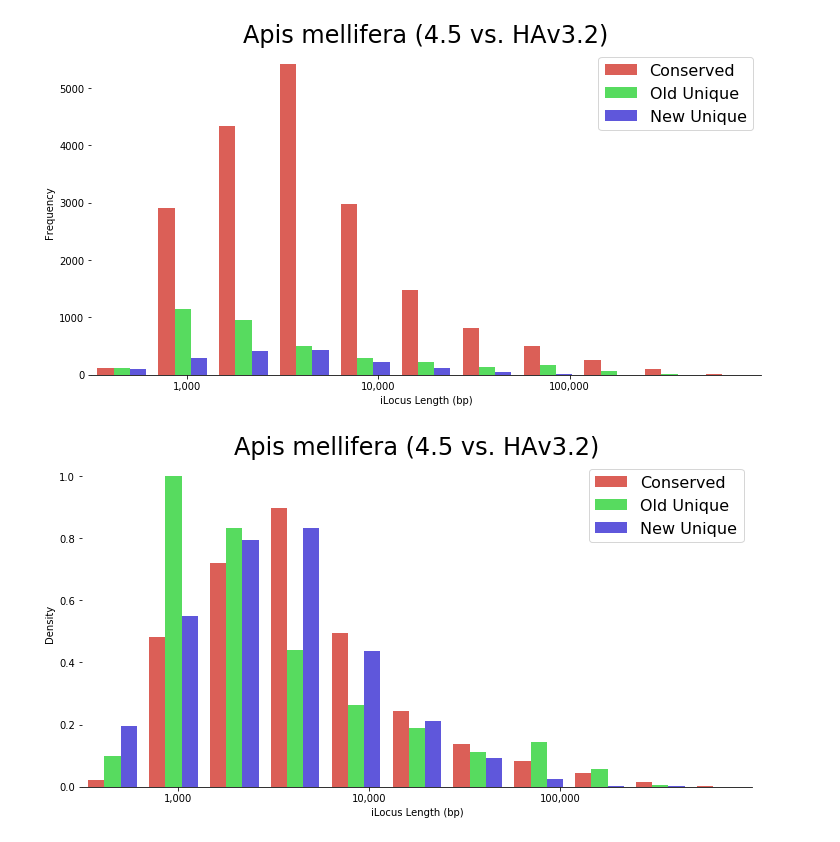
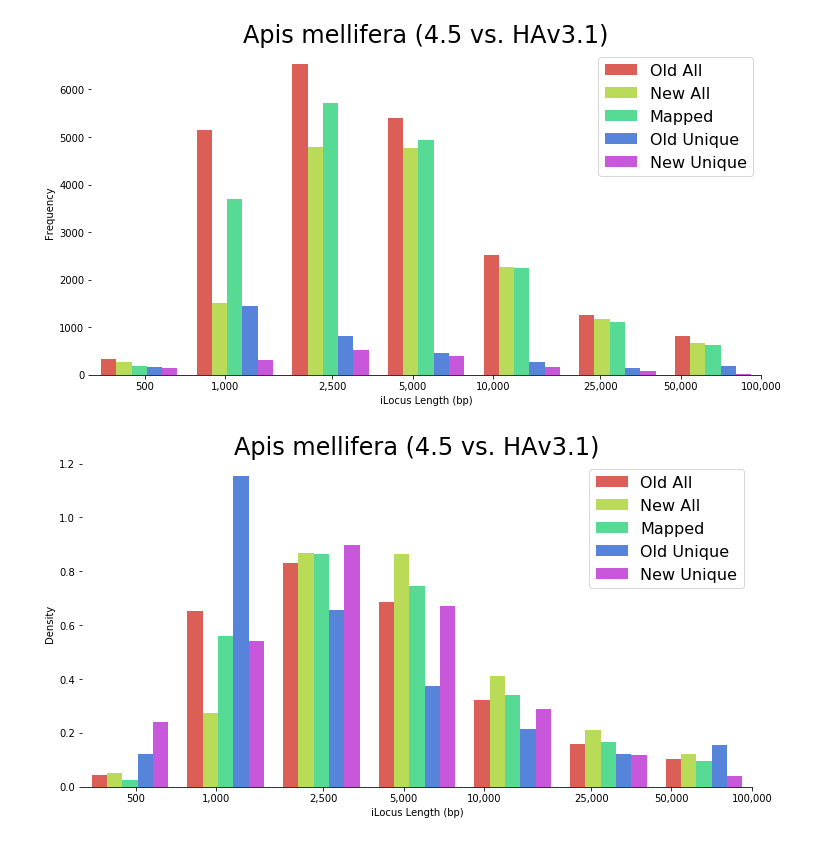
Before and after one commit to vpbrendel/iLoci_Lai2020, a Jupyter notebook: work/comparisons/make-F5-F6.ipynb, the cells around one changed output. Saved outputs shown, nothing was run; the diff lists cells and outputs as text; code cells hidden in the pictures.

```diff
--- a/work/comparisons/make-F5-F6.ipynb
+++ b/work/comparisons/make-F5-F6.ipynb
@@ -20,8 +20,9 @@ def draw_hist(alldata, numbins=25, mybins=None, density=False, stacked=False,
             mybins = np.linspace(xlim[0], xlim[1], numbins)
 
     fig, ax = plt.subplots()
+
     plot = ax.hist(alldata, bins=mybins, color=palette, density=density, stacked=stacked,
-                   label=["Conserved", "Old Unique", "New Unique"])
+                   label=["Old All", "New All", "Mapped", "Old Unique", "New Unique"])
 
     if xlabel is not None:
         _ = ax.set_xlabel(xlabel)
@@ -195,8 +51,0 @@ for i in range(5):
-# %%
-conserved = []
-matched_new = []
-
-for key in qsrelationsAtha['all']:
-    conserved.append(key)
-    for ilocus in qsrelationsAtha['all'][key][1:]:
-        matched_new.append(ilocus)
@@ -229,8 +715,0 @@ plot = draw_hist(data, ylabel='Density', numbins=10, density=True,
-# %%
-conserved = []
-matched_new = []
-
-for key in qsrelationsAmel['all']:
-    conserved.append(key)
-    for ilocus in qsrelationsAmel['all'][key][1:]:
-        matched_new.append(ilocus)
@@ -248,15 +716,39 @@ data = [Amel_conserved['LogLength'], Amel_unique['LogLength'], Amh3_unique['LogL
 # %%
+#... Apis mellifera Amel4.5 mapped onto AmelHAv3.1
+
+mapped = []
+matched_new = []
+
+for key in qsrelationsAm45['all']:
+    mapped.append(key)
+    for ilocus in qsrelationsAm45['all'][key][1:]:
+        matched_new.append(ilocus)
+
+Am45_iloci = set(ilociAm45.LocusId)
+Amel_iloci = set(ilociAmel.LocusId)
+mapped = set(mapped)
+matched_new = set(matched_new)
+unique_old = Am45_iloci - mapped
+unique_new = Amel_iloci - matched_new
+Amel_mapped = ilociAm45.loc[(ilociAm45.LocusId.isin(mapped))]
+Am45_unique = ilociAm45.loc[(ilociAm45.LocusId.isin(unique_old))]
+Amel_unique = ilociAmel.loc[(ilociAmel.LocusId.isin(unique_new))]
+data = [ilociAm45['LogLength'], ilociAmel['LogLength'],
+        Amel_mapped['LogLength'], Am45_unique['LogLength'], Amel_unique['LogLength']]
+
 seaborn.set_context({"figure.figsize": (12, 6)})
-draw_hist(data, ylabel='Frequency', numbins=12, density=False,
+draw_hist(data, ylabel='Frequency', numbins=8, density=False,
           palette=seaborn.color_palette("hls", len(data)),
-          xlabel='iLocus Length (bp)', xlim=(2.5, 6),
-          xticks=(3,4,5), xticklabs=('1,000', '10,000', '100,000'),
-          Title="Apis mellifera (4.5 vs. HAv3.2)")
-draw_hist(data, ylabel='Density', numbins=12, density=True,
+          xlabel='iLocus Length (bp)', xlim=(2.5, 5.0),
+          xticks=(2.7, 3.0, 3.4, 3.7, 4.0, 4.4, 4.7, 5.0),
+          xticklabs=('500', '1,000', '2,500', '5,000', '10,000', '25,000', '50,000', '100,000'),
+          Title="Apis mellifera (4.5 vs. HAv3.1)")
+draw_hist(data, ylabel='Density', numbins=8, density=True,
           palette=seaborn.color_palette("hls", len(data)),
-          xlabel='iLocus Length (bp)', xlim=(2.5, 6),
-          xticks=(3,4,5), xticklabs=('1,000', '10,000', '100,000'),
-          Title="Apis mellifera (4.5 vs. HAv3.2)")
+          xlabel='iLocus Length (bp)', xlim=(2.5, 5.0),
+          xticks=(2.7, 3.0, 3.4, 3.7, 4.0, 4.4, 4.7, 5.0),
+          xticklabs=('500', '1,000', '2,500', '5,000', '10,000', '25,000', '50,000', '100,000'),
+          Title="Apis mellifera (4.5 vs. HAv3.1)")
 # %% [output]
-[figure, old version]
+[figure, new version]
-[figure, old version]
+[figure, new version]
```
Also changed, not shown: parts of 21 cells of this notebook, 2 other files.
